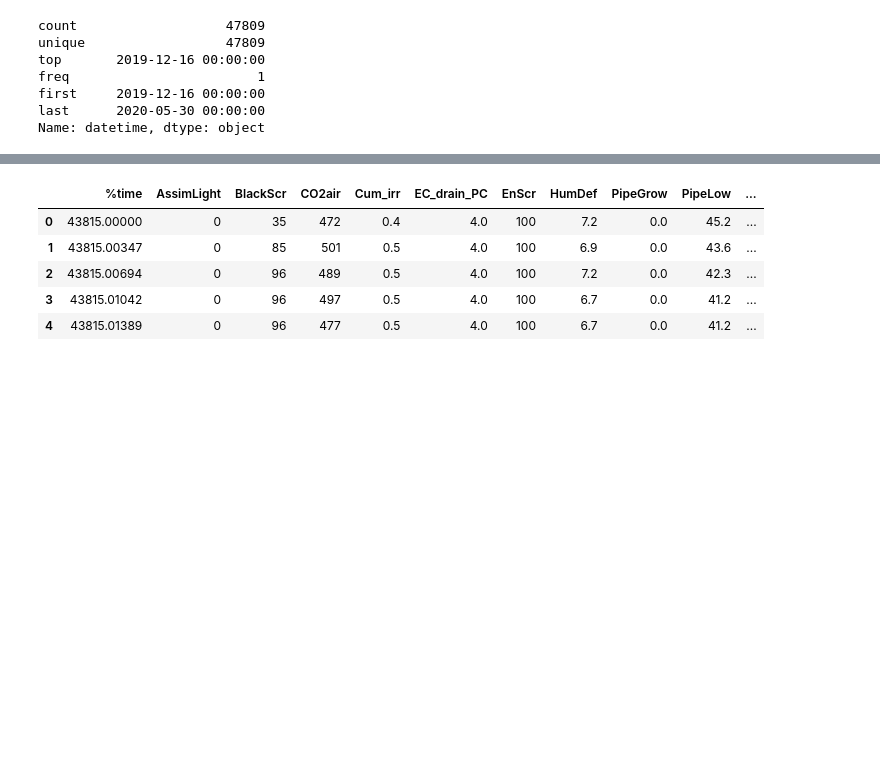
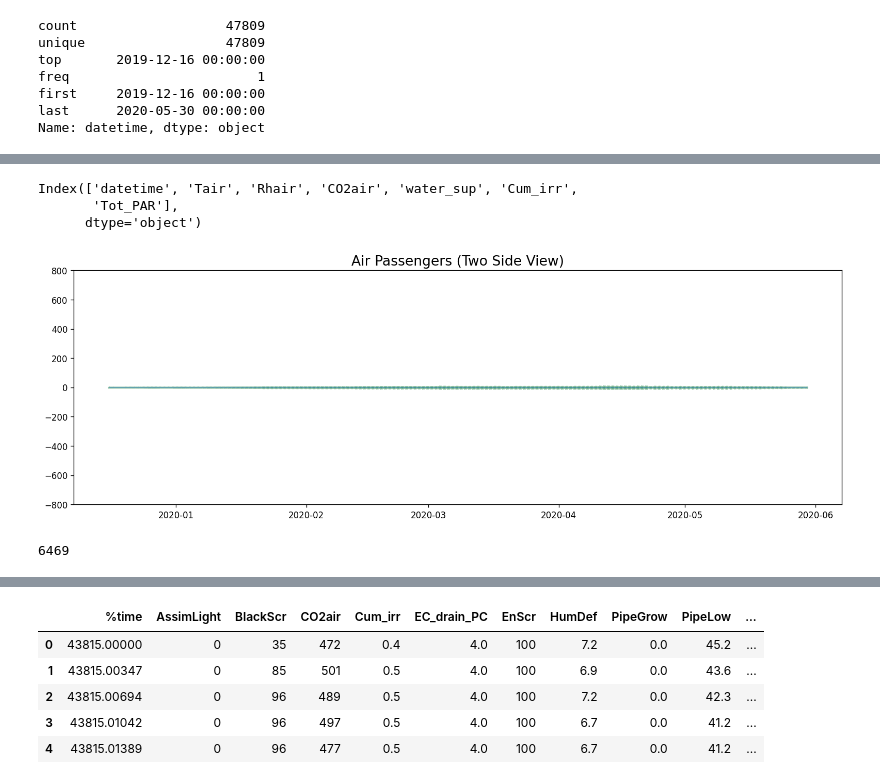
Before and after one commit to pariosur/food_waste, a Jupyter notebook: algeria/EDA indoor climate.ipynb, the cells around one changed output, grey strips where cells are left out. Cells and saved outputs as stored; diff of their text form; code cells hidden in the pictures; blank space fills up the shorter version.

```diff
--- a/algeria/EDA indoor climate.ipynb
+++ b/algeria/EDA indoor climate.ipynb
@@ -96,0 +141,6 @@ Name: datetime, dtype: object
+# %%
+#Check Nan
+df_ref_greenhouse_final.Rhair.isna().sum()
+#Replace Nan with Mean
+rhair_mean = df_ref_greenhouse_final['Rhair'].mean()
+df_ref_greenhouse_final['Rhair'] = df_ref_greenhouse_final['Rhair'].fillna(rhair_mean)
@@ -96,0 +158,19 @@ Name: datetime, dtype: object
+# %%
+#Replace Nans with Mean
+Tair_mean = df_ref_greenhouse_final['Tair'].mean()
+df_ref_greenhouse_final['Tair'] = df_ref_greenhouse_final['Tair'].fillna(Tair_mean)
+
+rhair_mean = df_ref_greenhouse_final['Rhair'].mean()
+df_ref_greenhouse_final['Rhair'] = df_ref_greenhouse_final['Rhair'].fillna(rhair_mean)
+
+CO2air_mean = df_ref_greenhouse_final['CO2air'].mean()
+df_ref_greenhouse_final['CO2air'] = df_ref_greenhouse_final['CO2air'].fillna(CO2air_mean)
+
+water_sup_mean = df_ref_greenhouse_final['water_sup'].mean()
+df_ref_greenhouse_final['water_sup'] = df_ref_greenhouse_final['water_sup'].fillna(water_sup_mean)
+
+Cum_irr_mean = df_ref_greenhouse_final['Cum_irr'].mean()
+df_ref_greenhouse_final['Cum_irr'] = df_ref_greenhouse_final['Cum_irr'].fillna(Cum_irr_mean)
+
+Tot_PAR_mean = df_ref_greenhouse_final['Tot_PAR'].mean()
+df_ref_greenhouse_final['Tot_PAR'] = df_ref_greenhouse_final['Tot_PAR'].fillna(Tot_PAR_mean)
@@ -96,0 +266,22 @@ Name: datetime, dtype: object
+# %%
+df_ref_greenhouse_final.columns
+# %% [output]
+Index(['datetime', 'Tair', 'Rhair', 'CO2air', 'water_sup', 'Cum_irr',
+       'Tot_PAR'],
+      dtype='object')
+# %%
+x = df_ref_greenhouse_final['datetime'].values
+y1 = df_ref_greenhouse_final['Cum_irr'].values
+# Plot
+fig, ax = plt.subplots(1, 1, figsize=(16,5), dpi= 120)
+plt.fill_between(x, y1=y1, y2=-y1, alpha=0.5, linewidth=2, color='seagreen')
+plt.ylim(-800, 800)
+plt.title('Air Passengers (Two Side View)', fontsize=16)
+plt.hlines(y=0, xmin=np.min(df_ref_greenhouse_final['datetime']), xmax=np.max(df_ref_greenhouse_final['datetime']), linewidth=.5)
+plt.show()
+# %% [output]
+[figure, added]
+# %%
+df_ref_greenhouse_final['Cum_irr'].isin([0]).sum()
+# %% [output]
+6469
```
Also changed, not shown: parts of 47 cells of this notebook.
